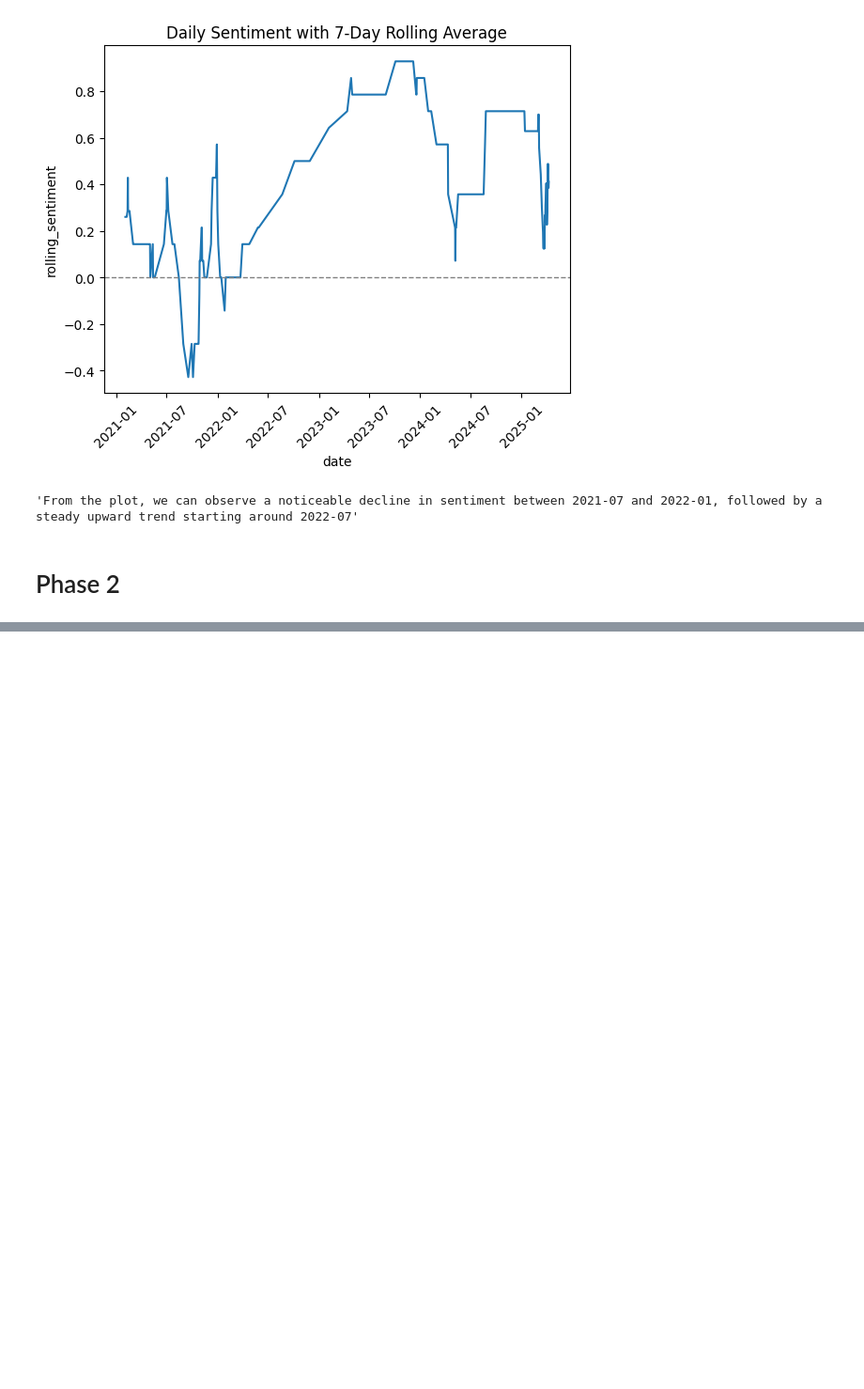
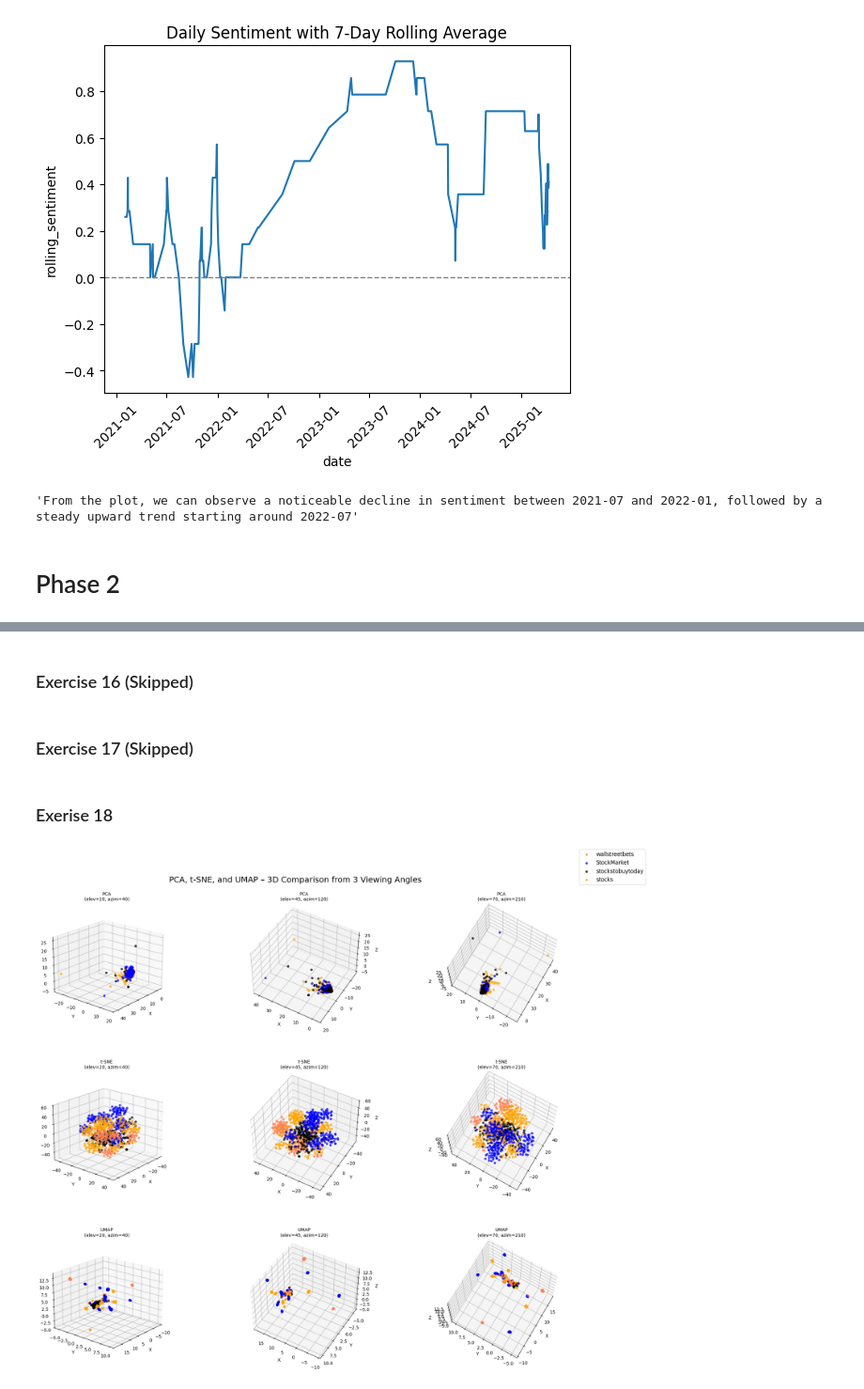
Before and after one commit to OwenHsieh26274/DM2025-Lab1-Exercise, a Jupyter notebook: DM2025-Lab1-Homework.ipynb, the cells around one changed output, grey strips where cells are left out. Shown at 94% size. Cells and saved outputs as stored; diff of their text form; code cells hidden in the pictures; blank space fills up the shorter version.

```diff
--- a/DM2025-Lab1-Homework.ipynb
+++ b/DM2025-Lab1-Homework.ipynb
@@ -612,0 +817,6 @@ plt.show()
+# %%
+obj1 = alg.FPGrowth(iFile='td_freq_db_stocks.csv', minSup=minSup)
+obj1.mine()
+frequentPatternsDF_stocks= obj1.getPatternsAsDataFrame()
+print('Total No of patterns: ' + str(len(frequentPatternsDF_stocks))) #print the total number of patterns
+print('Runtime: ' + str(obj1.getRuntime())) #measure the runtime
@@ -612,0 +827,6 @@ plt.show()
+# %%
+obj1 = alg.FPGrowth(iFile='td_freq_db_stockstobuytoday.csv', minSup=minSup)
+obj1.mine()
+frequentPatternsDF_stockstobuytoday= obj1.getPatternsAsDataFrame()
+print('Total No of patterns: ' + str(len(frequentPatternsDF_stockstobuytoday))) #print the total number of patterns
+print('Runtime: ' + str(obj1.getRuntime())) #measure the runtime
@@ -612,0 +837,6 @@ plt.show()
+# %%
+obj1 = alg.FPGrowth(iFile='td_freq_db_wallstreetbets.csv', minSup=minSup)
+obj1.mine()
+frequentPatternsDF_wallstreetbets= obj1.getPatternsAsDataFrame()
+print('Total No of patterns: ' + str(len(frequentPatternsDF_wallstreetbets))) #print the total number of patterns
+print('Runtime: ' + str(obj1.getRuntime())) #measure the runtime
@@ -612,0 +947,62 @@ plt.show()
+# %% [markdown]
+### Exercise 16 (Skipped)
+# %% [markdown]
+### Exercise 17 (Skipped)
+# %% [markdown]
+### Exerise 18
+# %%
+from sklearn.decomposition import PCA
+from sklearn.manifold import TSNE
+import umap
+from mpl_toolkits.mplot3d import Axes3D
+import matplotlib.pyplot as plt
+
+X_pca_3d = PCA(n_components=3).fit_transform(augmented_df.values)
+X_tsne_3d = TSNE(n_components=3, random_state=42).fit_transform(augmented_df.values)
+X_umap_3d = umap.UMAP(n_components=3, random_state=42).fit_transform(augmented_df.values)
+
+col = ['coral', 'blue', 'black', 'orange']
+categories = data['subreddit'].unique()
+
+angles = [(20, 40), (45, 120), (70, 210)]
+
+def plot_scatter_3d(ax, X_reduced, title, elev, azim):
+    for c, category in zip(col, categories):
+        xs = X_reduced[data['subreddit'] == category, 0]
+        ys = X_reduced[data['subreddit'] == category, 1]
+        zs = X_reduced[data['subreddit'] == category, 2]
+        ax.scatter(xs, ys, zs, c=c, marker='o', label=category, s=18, alpha=0.7)
+    ax.view_init(elev=elev, azim=azim)
+    ax.set_title(f"{title}\n(elev={elev}, azim={azim})",
+                 fontsize=10, pad=10)
+    ax.set_xlabel("X", labelpad=5)
+    ax.set_ylabel("Y", labelpad=5)
+    ax.set_zlabel("Z", labelpad=5)
+
+fig = plt.figure(figsize=(22, 18))
+fig.suptitle("PCA, t-SNE, and UMAP – 3D Comparison from 3 Viewing Angles",
+             fontsize=18, y=0.95)
+
+datasets = [
+    ("PCA", X_pca_3d),
+    ("t-SNE", X_tsne_3d),
+    ("UMAP", X_umap_3d),
+]
+
+for i, (method, dt) in enumerate(datasets):
+    for j, (elev, azim) in enumerate(angles):
+        ax = fig.add_subplot(3, 3, i * 3 + j + 1, projection="3d")
+        plot_scatter_3d(ax, dt, method, elev, azim)
+
+plt.subplots_adjust(
+    top=0.90,
+    wspace=0.3,
+    hspace=0.4
+)
+
+handles, labels = ax.get_legend_handles_labels()
+fig.legend(handles, labels, loc="upper right", fontsize=12)
+
+plt.show()
+# %% [output]
+[figure, added]
```
Also changed, not shown: parts of 22 cells of this notebook.
